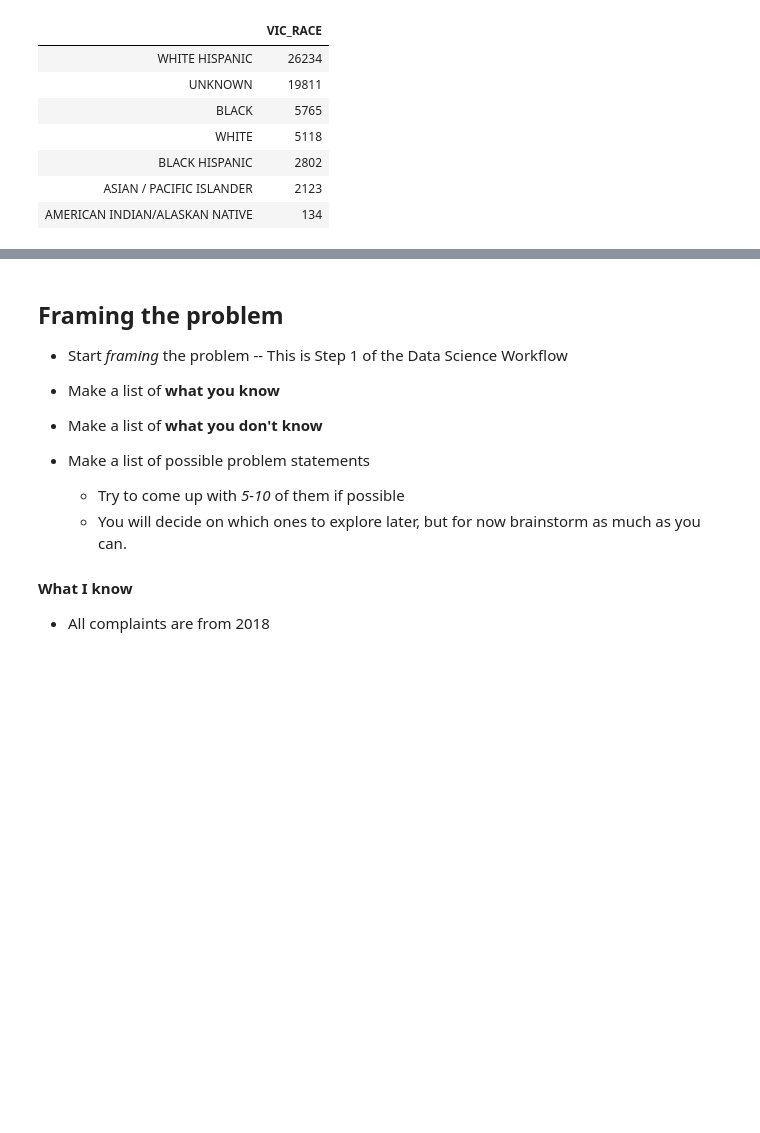
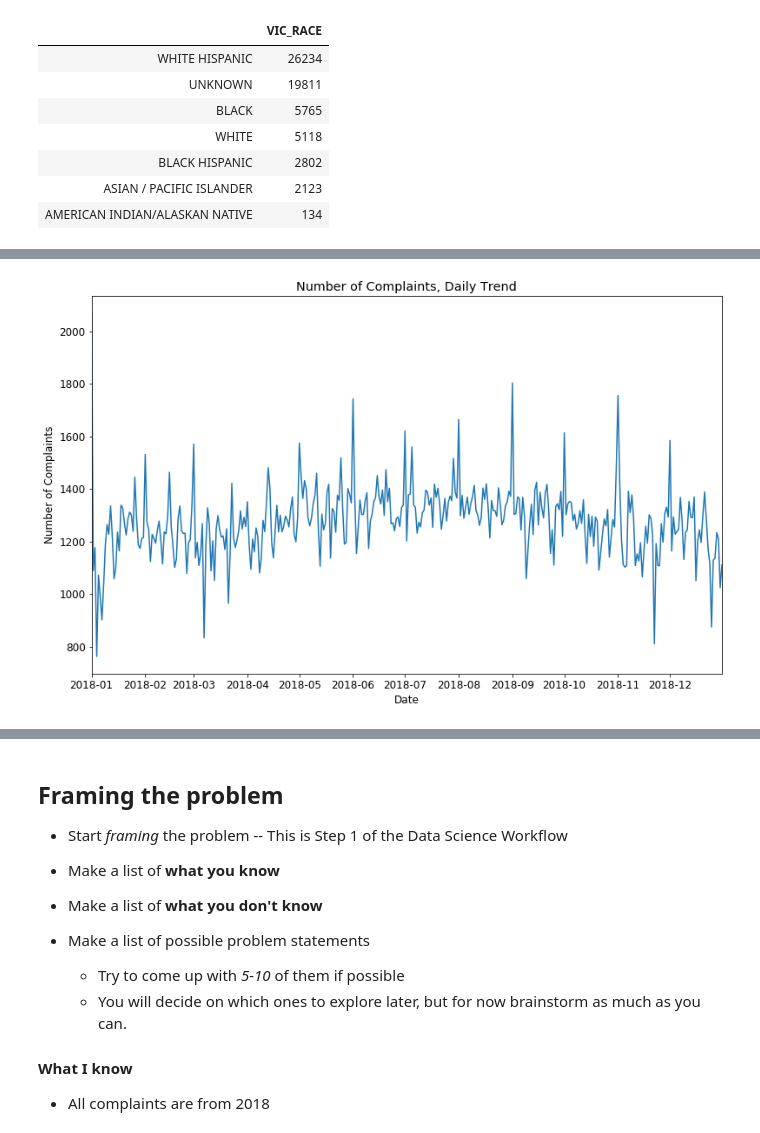
Before and after one commit to gpaet05/nypd-complaints, a Jupyter notebook: eda.ipynb, the cells around one changed output, grey strips where cells are left out. Drawn from its saved outputs; the diff is of its cells as text; code cells hidden in the pictures; blank space fills up the shorter version.

```diff
--- a/eda.ipynb
+++ b/eda.ipynb
@@ -346,0 +750,2 @@ pd.DataFrame(nypd[nypd['SUSP_RACE'] == 'WHITE HISPANIC']['VIC_RACE'].value_count
+# %%
+nypd.fillna(value={'SUSP_AGE_GROUP': 'UNKNOWN', 'SUSP_RACE': 'UNKNOWN'}, inplace=True)
@@ -346,0 +789,2 @@ pd.DataFrame(nypd[nypd['SUSP_RACE'] == 'WHITE HISPANIC']['VIC_RACE'].value_count
+# %%
+nypd.fillna(value={'SUSP_SEX': 'U'}, inplace=True)
@@ -346,0 +842,24 @@ pd.DataFrame(nypd[nypd['SUSP_RACE'] == 'WHITE HISPANIC']['VIC_RACE'].value_count
+# %%
+nypd["SUSP_AGE_GROUP"].replace({
+    "954": "UNKNOWN",
+    "924": "UNKNOWN",
+    "2018": "UNKNOWN",
+    "955": "UNKNOWN",
+    "952": "UNKNOWN",
+    "920": "UNKNOWN",
+    "1018": "UNKNOWN",
+    "922": "UNKNOWN",
+    "928": "UNKNOWN",
+    "-2": "UNKNOWN",
+    "-63": "UNKNOWN",
+    "1012": "UNKNOWN",
+    "1017": "UNKNOWN",
+    "-974": "UNKNOWN",
+    "-939": "UNKNOWN",
+    "-978": "UNKNOWN",
+    "-941": "UNKNOWN",
+    "938": "UNKNOWN",
+    "1967": "UNKNOWN",
+    "-80": "UNKNOWN",
+    "948": "UNKNOWN"},
+    inplace=True)
@@ -346,0 +999,3 @@ pd.DataFrame(nypd[nypd['SUSP_RACE'] == 'WHITE HISPANIC']['VIC_RACE'].value_count
+# %%
+complaints_by_day = nypd['CMPLNT_FR_DATE'].value_counts().sort_index()
+complaints_by_day
@@ -346,0 +1015,7 @@ pd.DataFrame(nypd[nypd['SUSP_RACE'] == 'WHITE HISPANIC']['VIC_RACE'].value_count
+# %%
+complaints_by_day.plot(figsize=(13,8))
+plt.ylabel('Number of Complaints')
+plt.xlabel('Date')
+plt.title('Number of Complaints, Daily Trend');
+# %% [output]
+[figure, added]
```
Also changed, not shown: parts of 127 cells of this notebook.
